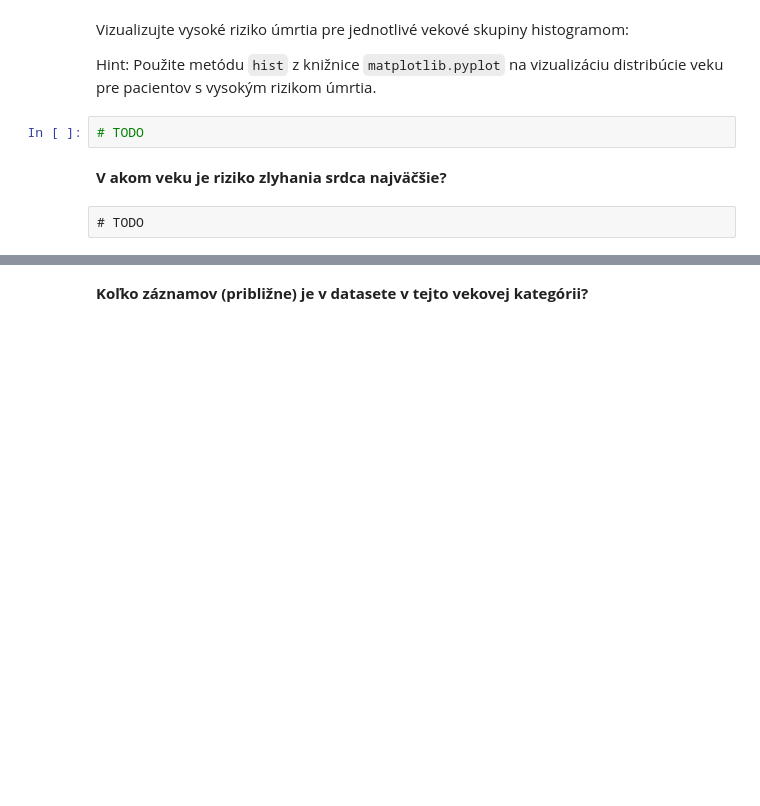
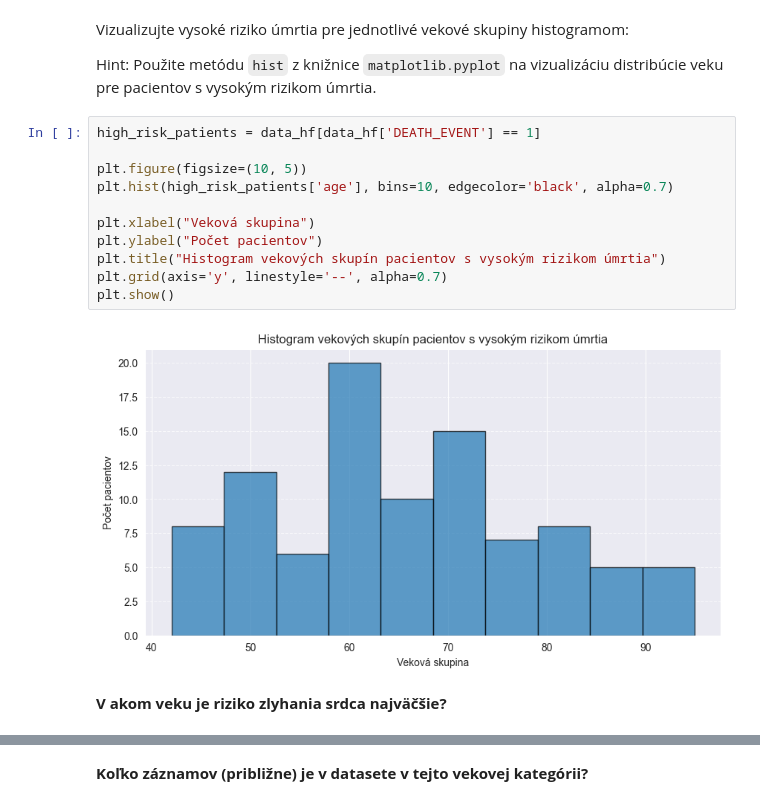
Before and after one commit to fri-linda/SSBU_25, a Jupyter notebook: cv4/CV4_2_Zadanie_1.ipynb, the cells around one changed output, grey strips where cells are left out. Cells and saved outputs as stored; diff of their text form; blank space fills up the shorter version.

```diff
--- a/cv4/CV4_2_Zadanie_1.ipynb
+++ b/cv4/CV4_2_Zadanie_1.ipynb
@@ -131,8 +218,17 @@ Vizualizujte vysoké riziko úmrtia pre jednotlivé vekové skupiny histogramom:
 
 Hint: Použite metódu `hist` z knižnice `matplotlib.pyplot` na vizualizáciu distribúcie veku pre pacientov s vysokým rizikom úmrtia.
 # %%
-# TODO
+high_risk_patients = data_hf[data_hf['DEATH_EVENT'] == 1]
+
+plt.figure(figsize=(10, 5))
+plt.hist(high_risk_patients['age'], bins=10, edgecolor='black', alpha=0.7)
+
+plt.xlabel("Veková skupina")
+plt.ylabel("Počet pacientov")
+plt.title("Histogram vekových skupín pacientov s vysokým rizikom úmrtia")
+plt.grid(axis='y', linestyle='--', alpha=0.7)
+plt.show()
+# %% [output]
+[figure, added]
 # %% [markdown]
 **V akom veku je riziko zlyhania srdca najväčšie?**
-# %% [raw]
-# TODO
```
Also changed, not shown: parts of 27 cells of this notebook, 3 other files.
